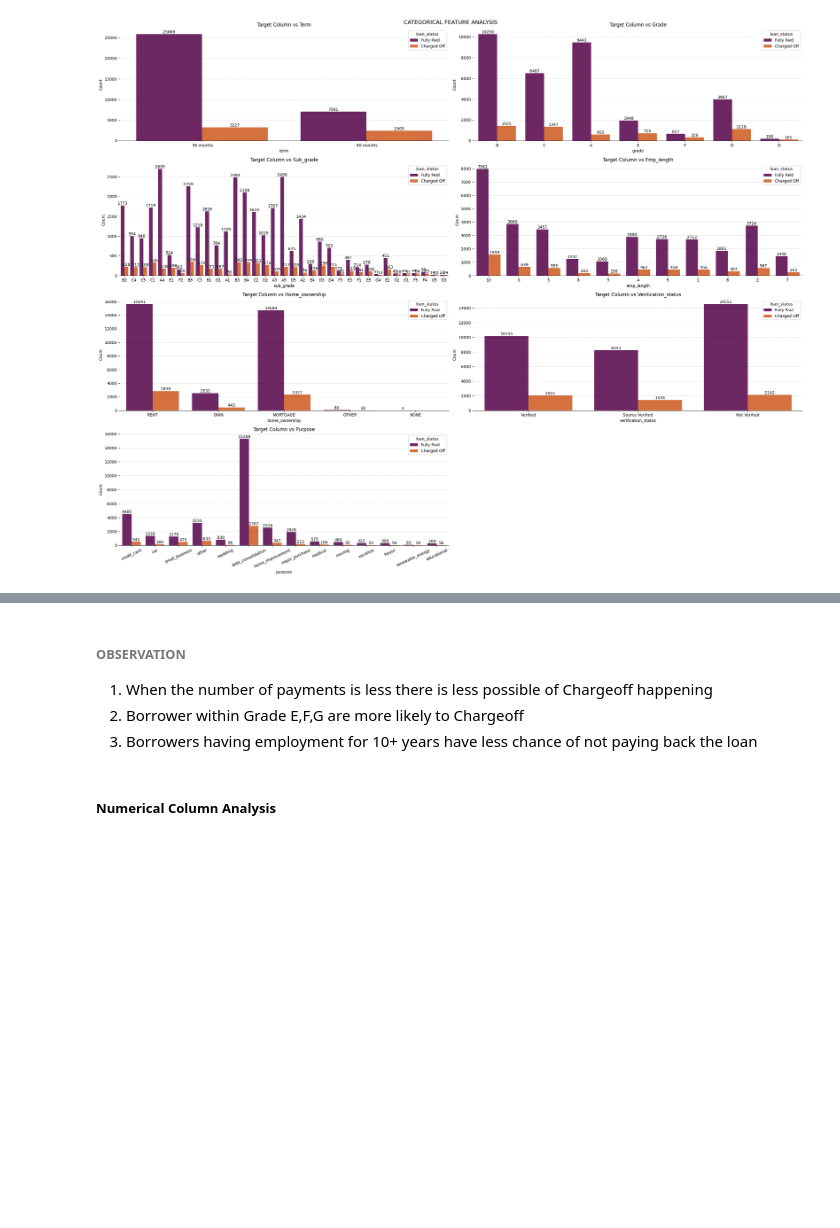
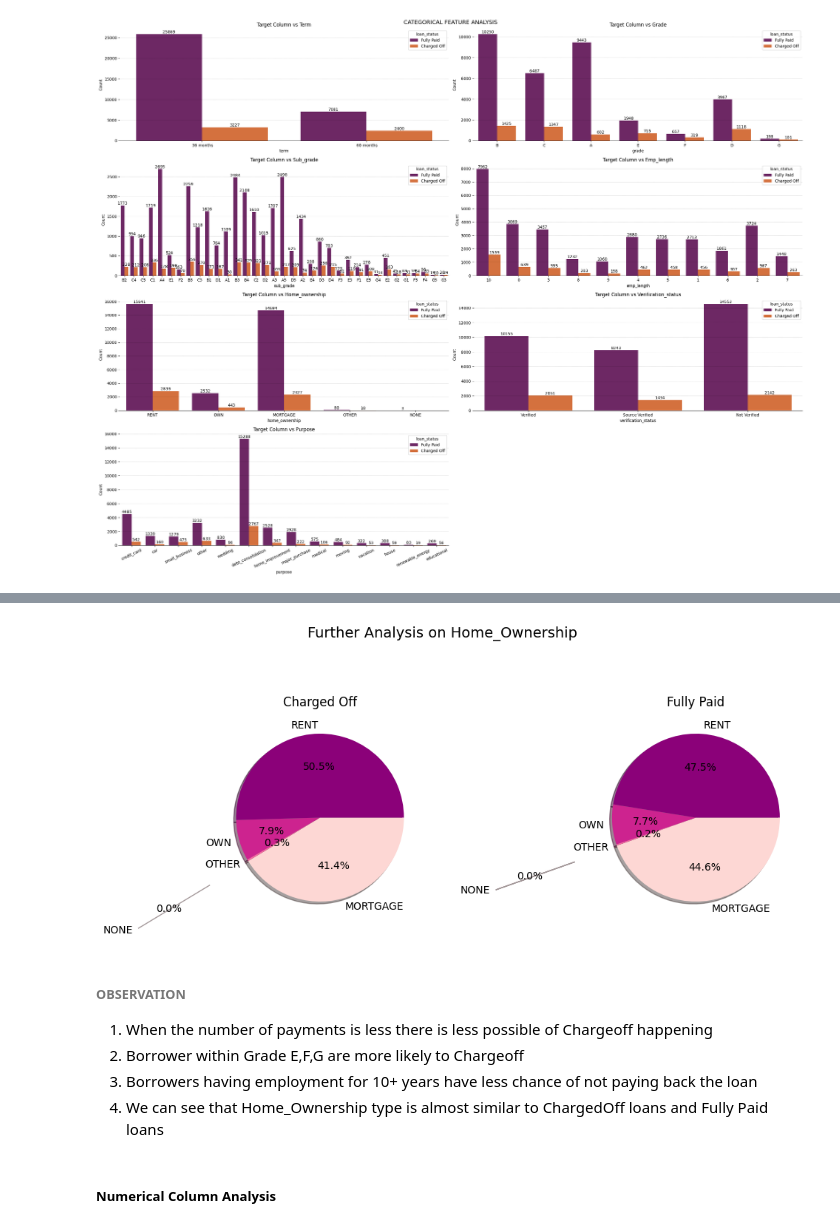
Before and after one commit to Theveetha/LendingClub_EDA_CaseStudy, a Jupyter notebook: LendingClub_EDA.ipynb, the cells around one changed output, grey strips where cells are left out. Cells and saved outputs as stored; diff of their text form; code cells hidden in the pictures; blank space fills up the shorter version.

```diff
--- a/LendingClub_EDA.ipynb
+++ b/LendingClub_EDA.ipynb
@@ -676,8 +702,28 @@ plt.show()
+# %%
+# Pieplot for emp_length and home_ownership
+fig, axes = plt.subplots(nrows=1,ncols=2,figsize=(10,5))
+axes = axes.flatten()
+
+# home_ownership
+home_cols = ['home_ownership','loan_status']
+home_colors = sns.color_palette('RdPu', len(data[home_cols[0]].unique()))
+explode = [0,1.5,0,0,0]
+pieplot_multi(data=data,cols=home_cols,axes=axes[0],explode=explode,x='Charged Off',colors=home_colors)
+axes[0].set_title('Charged Off')
+pieplot_multi(data=data,cols=home_cols,axes=axes[1],explode=explode,x='Fully Paid',colors=home_colors)
+axes[1].set_title('Fully Paid')
+
+plt.suptitle('Further Analysis on Home_Ownership', fontsize=14)
+plt.tight_layout()
+plt.show()
+# %% [output]
+[figure, added]
 # %% [markdown]
 ###### **OBSERVATION**
 1. When the number of payments is less there is less possible of Chargeoff happening
 2. Borrower within Grade E,F,G are more likely to Chargeoff
 3. Borrowers having employment for 10+ years have less chance of not paying back the loan
+4. We can see that Home_Ownership type is almost similar to ChargedOff loans and Fully Paid loans
 # %% [markdown]
 ##### **Numerical Column Analysis**
 # %%
```
Also changed, not shown: parts of 13 cells of this notebook.
